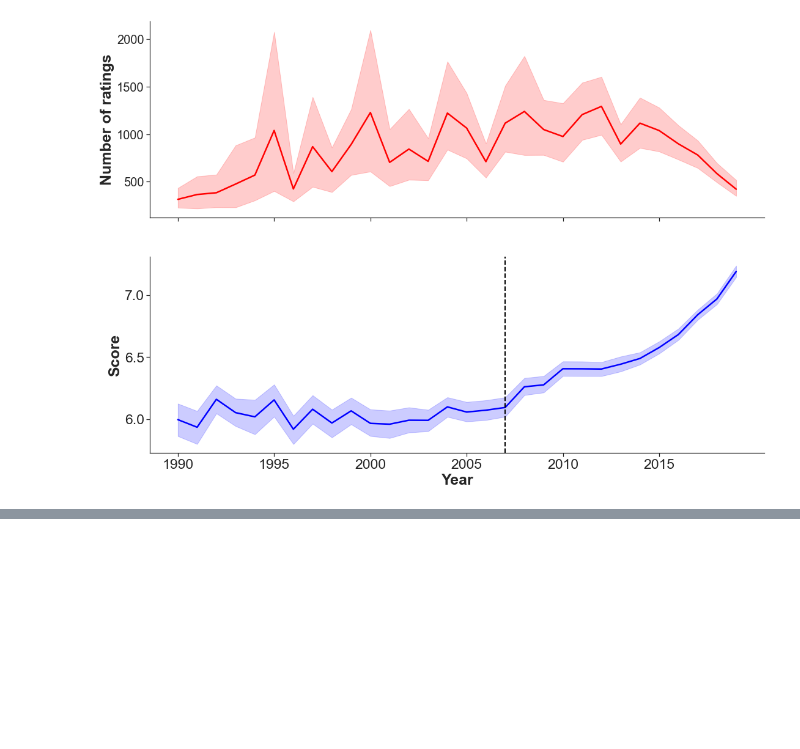
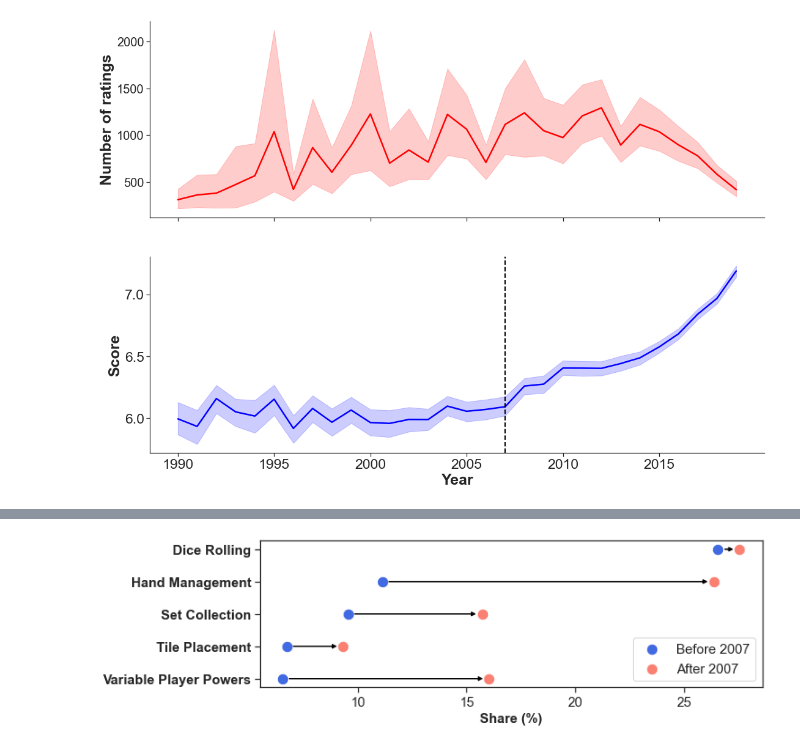
Before and after one commit to y5kim/board-game-analysis, a Jupyter notebook: Main.ipynb, the cells around one changed output, grey strips where cells are left out. Drawn from its saved outputs; the diff is of its cells as text; code cells hidden in the pictures; blank space fills up the shorter version.

```diff
--- a/Main.ipynb
+++ b/Main.ipynb
@@ -157,0 +97,4 @@ plt.legend(loc="lower right", fontsize=15)
+# %%
+plot_changed_frequencies(mec_inters, mec_cnts1, mec_cnts2, population_size1, population_size2, 2007)
+# %% [output]
+[figure, added]
```
Also changed, not shown: parts of 21 cells of this notebook, 7 other files.
